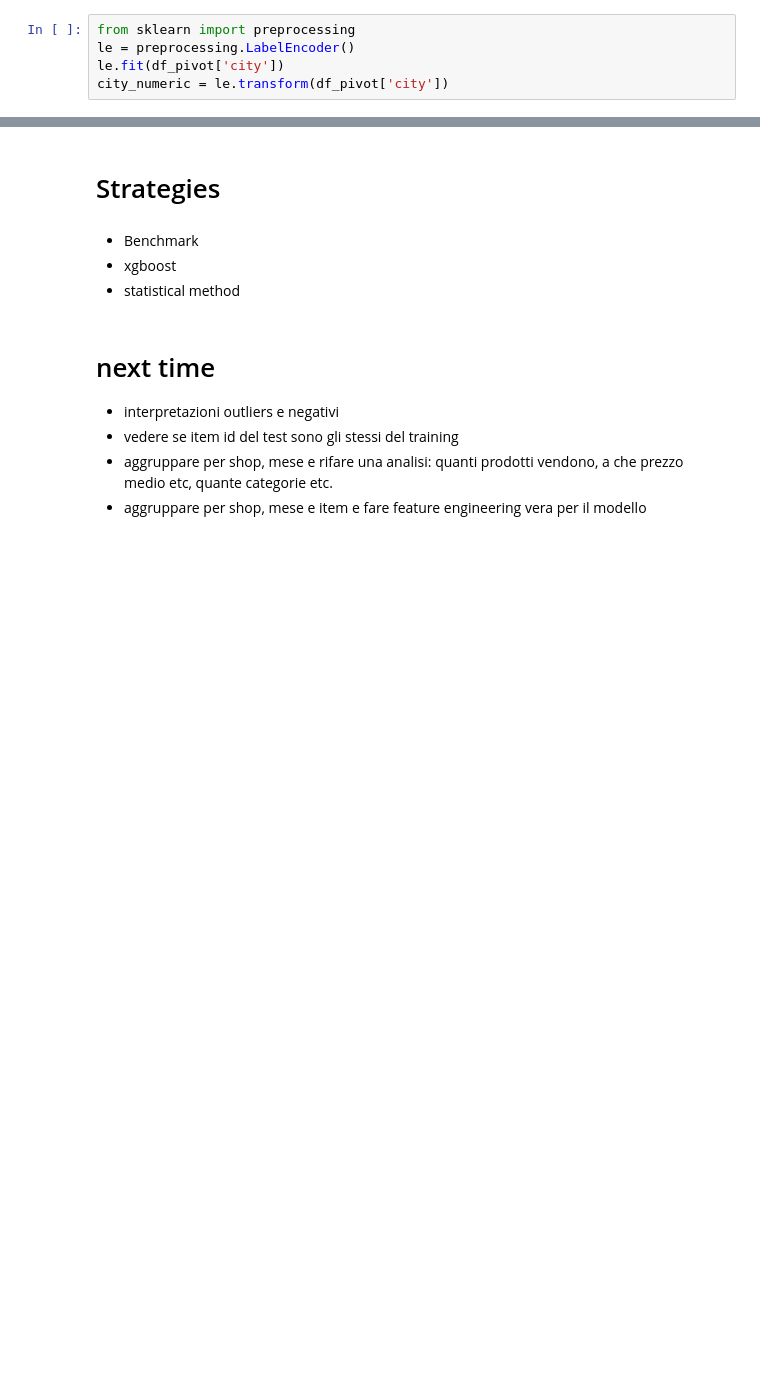
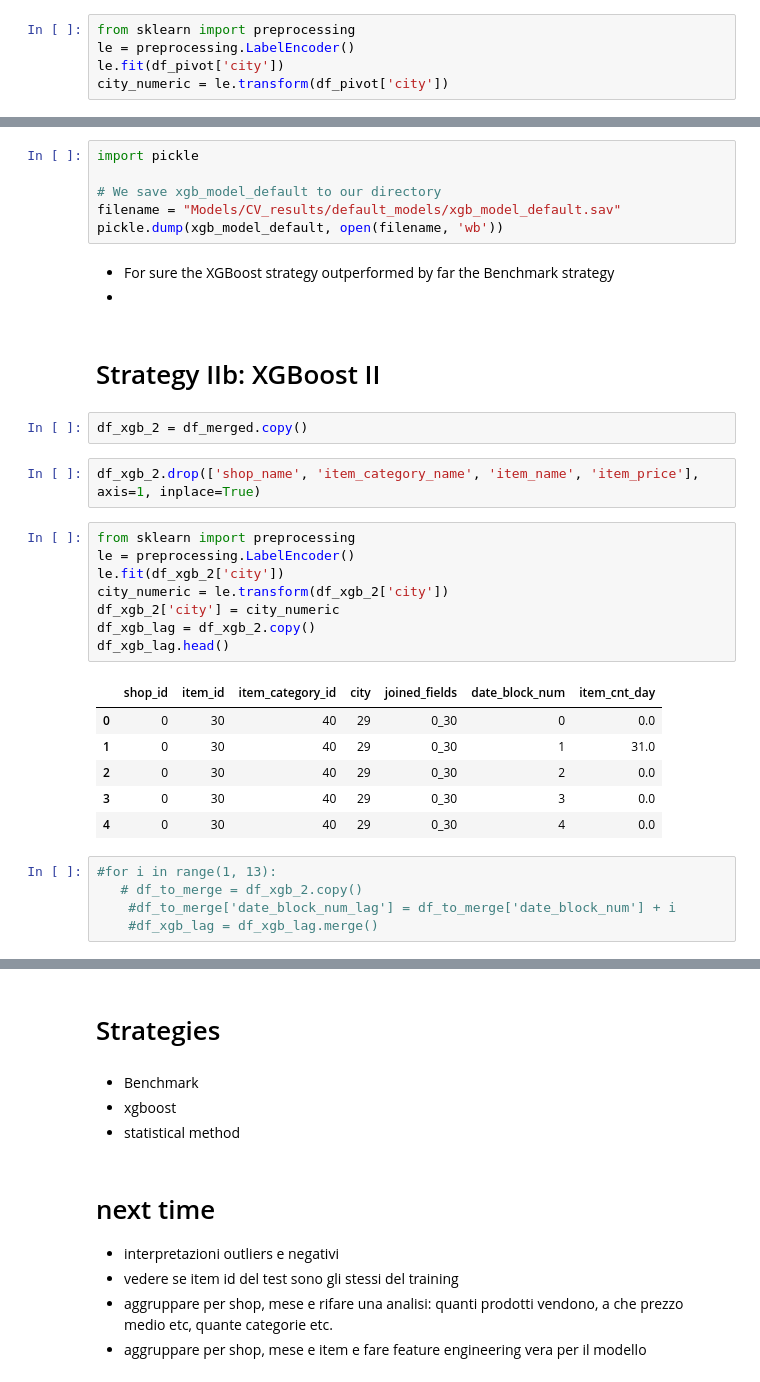
Before and after one commit to AlessandroBiagi/DataScienceProjects, a Jupyter notebook: Future_Sales/Predict_Future_Sales.ipynb, the cells around one changed output, grey strips where cells are left out. Drawn from its saved outputs; the diff is of its cells as text; blank space fills up the shorter version.

Commit message:
Modified custom_functions for regressor, implemented a first xgbstrategy and started a second xgb strategy

```diff
--- a/Future_Sales/Predict_Future_Sales.ipynb
+++ b/Future_Sales/Predict_Future_Sales.ipynb
@@ -641,0 +620,35 @@ train_dataset.drop("Id", axis=1, inplace=True)
+# %%
+import pickle
+
+# We save xgb_model_default to our directory
+filename = "Models/CV_results/default_models/xgb_model_default.sav"
+pickle.dump(xgb_model_default, open(filename, 'wb'))
+# %% [markdown]
+- For sure the XGBoost strategy outperformed by far the Benchmark strategy
+-
+# %% [markdown]
+# Strategy IIb: XGBoost II
+# %%
+df_xgb_2 = df_merged.copy()
+# %%
+df_xgb_2.drop(['shop_name', 'item_category_name', 'item_name', 'item_price'], axis=1, inplace=True)
+# %%
+from sklearn import preprocessing
+le = preprocessing.LabelEncoder()
+le.fit(df_xgb_2['city'])
+city_numeric = le.transform(df_xgb_2['city'])
+df_xgb_2['city'] = city_numeric
+df_xgb_lag = df_xgb_2.copy()
+df_xgb_lag.head()
+# %% [output]
+|  | shop_id | item_id | item_category_id | city | joined_fields | date_block_num | item_cnt_day |
+| 0 | 0 | 30 | 40 | 29 | 0_30 | 0 | 0.0 |
+| 1 | 0 | 30 | 40 | 29 | 0_30 | 1 | 31.0 |
+| 2 | 0 | 30 | 40 | 29 | 0_30 | 2 | 0.0 |
+| 3 | 0 | 30 | 40 | 29 | 0_30 | 3 | 0.0 |
+| 4 | 0 | 30 | 40 | 29 | 0_30 | 4 | 0.0 |
+# %%
+#for i in range(1, 13):
+   # df_to_merge = df_xgb_2.copy()
+    #df_to_merge['date_block_num_lag'] = df_to_merge['date_block_num'] + i
+    #df_xgb_lag = df_xgb_lag.merge()
```
Also changed, not shown: parts of 18 cells of this notebook, 4 other files.
